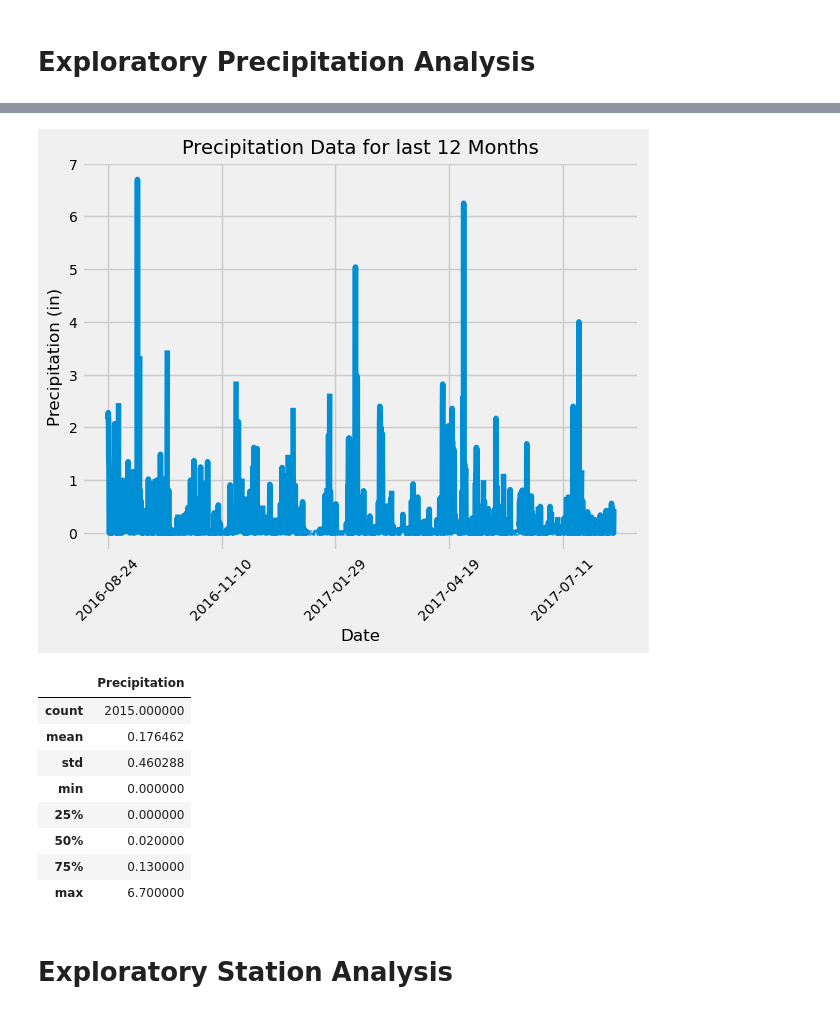
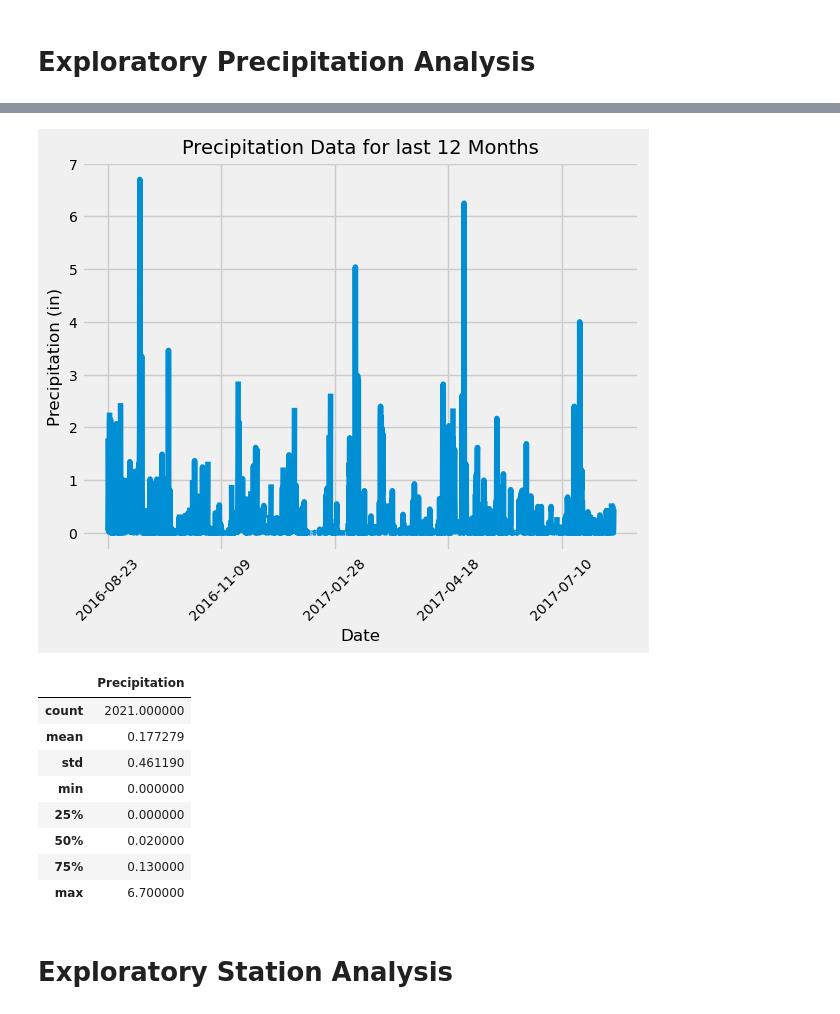
Before and after one commit to yashkansal97/sqlalchemy-challenge, a Jupyter notebook: ClimateAnalysis/climate.ipynb, the cells around one changed output, grey strips where cells are left out. Cells and saved outputs as stored; diff of their text form; code cells hidden in the pictures.

```diff
--- a/ClimateAnalysis/climate.ipynb
+++ b/ClimateAnalysis/climate.ipynb
@@ -47,42 +45,43 @@ date_recent = session.query(Measurement.date).order_by(Measurement.date.desc()).
 # %%
 # Design a query to retrieve the last 12 months of precipitation data and plot the results.
 # Starting from the most recent data point in the database.
 data_recent = session.query(Measurement.date, Measurement.prcp).\
                       order_by(Measurement.date.desc()).first()
 
 # Calculate the date one year from the last date in data set.
 d = dt.datetime.strptime(data_recent.date, "%Y-%m-%d")
 last_date = d.date() - relativedelta(years=1)
 
 # Perform a query to retrieve the data and precipitation scores
 data = session.query(Measurement.date, Measurement.prcp).\
-filter(func.strftime("%Y-%m-%d", Measurement.date) > last_date).all()
+                filter(func.strftime("%Y-%m-%d", Measurement.date) >= last_date).\
+                all()
 
 # Save the query results as a Pandas DataFrame and set the index to the date column
 df = pd.DataFrame(data, columns = ['Date', 'Precipitation'])
 df = df.set_index('Date')
 
 # Sort the dataframe by date
 df_sorted = df.sort_values('Date')
 
 # Use Pandas Plotting with Matplotlib to plot the data
 df_sorted['Precipitation'].plot(rot = 45)
 plt.ylabel('Precipitation (in)', fontsize = 12)
 plt.xticks(fontsize = 10)
 plt.yticks(fontsize = 10)
 plt.xlabel('Date', fontsize = 12)
 plt.title('Precipitation Data for last 12 Months', fontsize = 14)
 plt.show()
 # %% [output]
-[figure, old version]
+[figure, new version]
 # %%
 # Use Pandas to calcualte the summary statistics for the precipitation data
 df_sorted.describe()
 # %% [output]
 |  | Precipitation |
-| count | 2015.000000 |
-| mean | 0.176462 |
-| std | 0.460288 |
+| count | 2021.000000 |
+| mean | 0.177279 |
+| std | 0.461190 |
 | min | 0.000000 |
 | 25% | 0.000000 |
 | 50% | 0.020000 |
```
Also changed, not shown: parts of 2 cells of this notebook, 3 other files.
